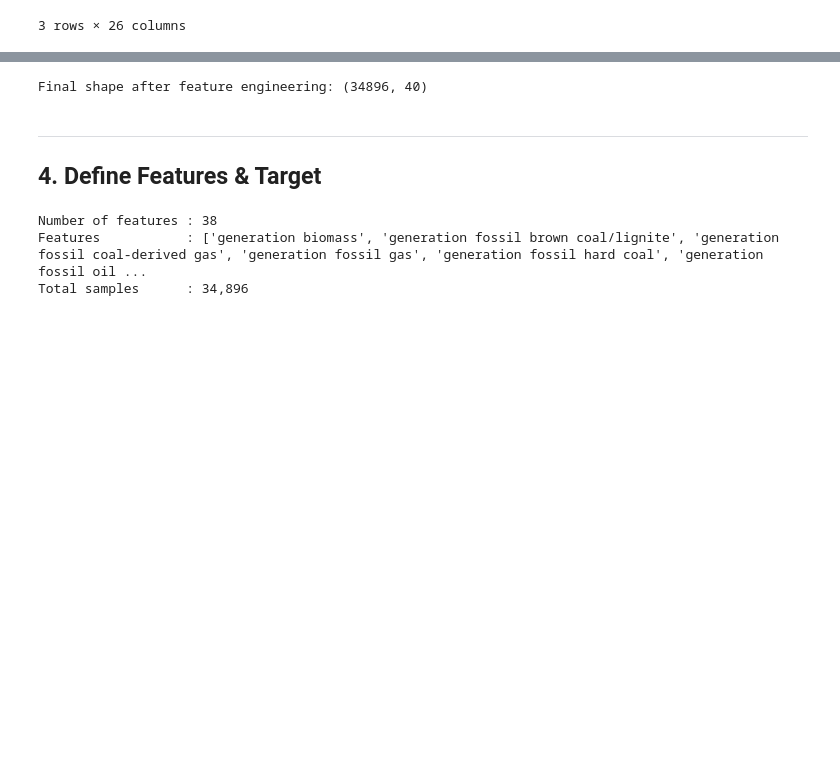
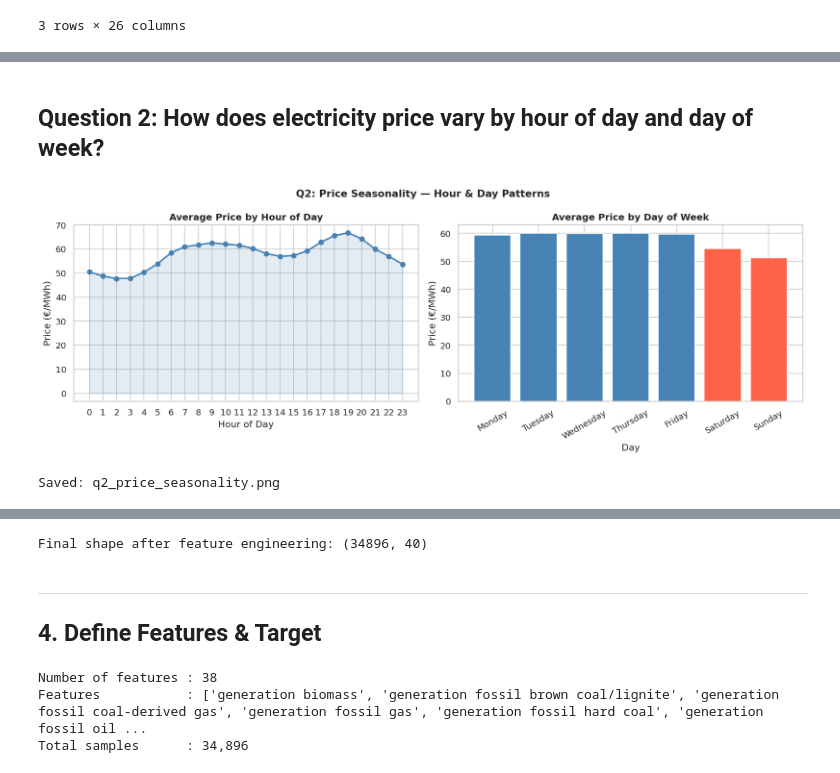
Before and after one commit to mwaniasam/formative1-working_with_time_series_data, a Jupyter notebook: Pipeline_formative.ipynb, the cells around one changed output, grey strips where cells are left out. Cells and saved outputs as stored; diff of their text form; code cells hidden in the pictures; blank space fills up the shorter version.

```diff
--- a/Pipeline_formative.ipynb
+++ b/Pipeline_formative.ipynb
@@ -91,0 +254,30 @@ Missing values remaining: 0
+# %% [markdown]
+## Question 2: How does electricity price vary by hour of day and day of week?
+# %%
+fig, axes = plt.subplots(1, 2, figsize=(14, 5))
+
+hourly_avg = df.groupby(df.index.hour)['price actual'].mean()
+axes[0].plot(hourly_avg.index, hourly_avg.values, marker='o', color='steelblue', linewidth=2)
+axes[0].fill_between(hourly_avg.index, hourly_avg.values, alpha=0.15, color='steelblue')
+axes[0].set_title('Average Price by Hour of Day', fontsize=12, fontweight='bold')
+axes[0].set_xlabel('Hour of Day')
+axes[0].set_ylabel('Price (€/MWh)')
+axes[0].set_xticks(range(0, 24))
+
+day_order = ['Monday','Tuesday','Wednesday','Thursday','Friday','Saturday','Sunday']
+day_avg = df.groupby(df.index.day_name())['price actual'].mean().reindex(day_order)
+colors  = ['steelblue']*5 + ['tomato']*2
+axes[1].bar(day_avg.index, day_avg.values, color=colors, edgecolor='white')
+axes[1].set_title('Average Price by Day of Week', fontsize=12, fontweight='bold')
+axes[1].set_xlabel('Day')
+axes[1].set_ylabel('Price (€/MWh)')
+axes[1].tick_params(axis='x', rotation=30)
+
+plt.suptitle('Q2: Price Seasonality — Hour & Day Patterns', fontsize=13, fontweight='bold')
+plt.tight_layout()
+plt.savefig('q2_price_seasonality.png', bbox_inches='tight')
+plt.show()
+print('Saved: q2_price_seasonality.png')
+# %% [output]
+[figure, added]
+Saved: q2_price_seasonality.png
```
Also changed, not shown: parts of 23 cells of this notebook.
